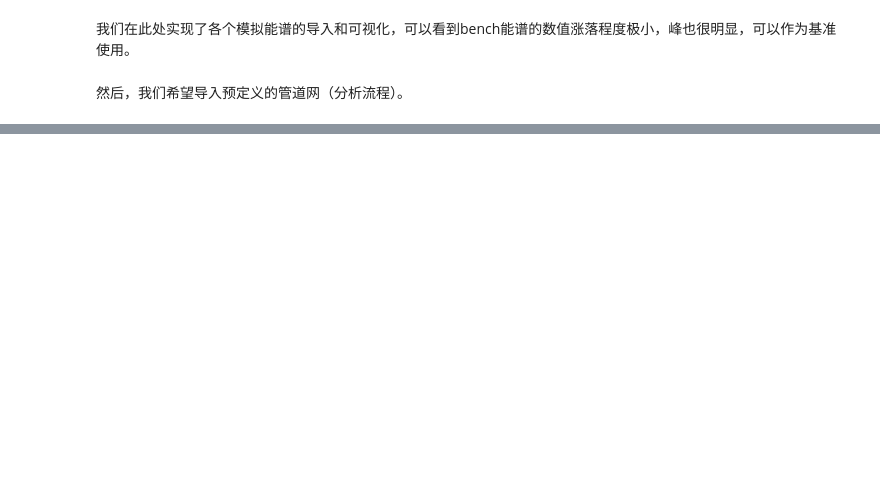
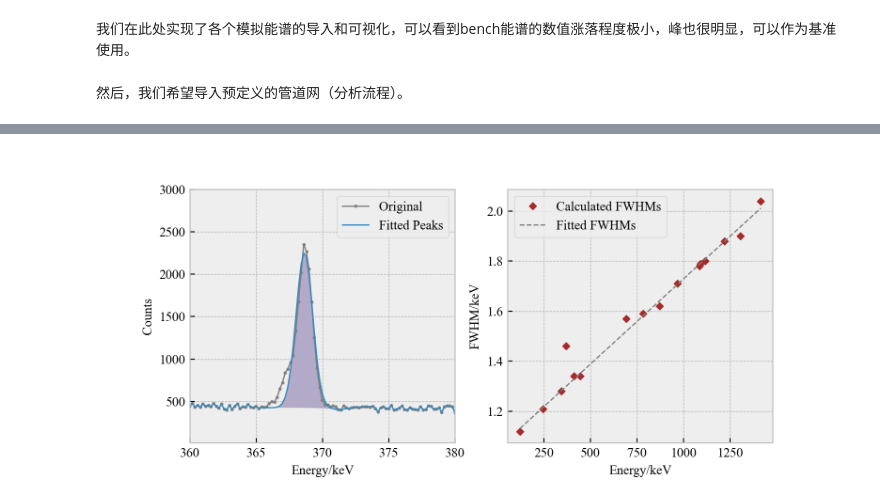
Before and after one commit to thu-inet/Gamut, a Jupyter notebook: 实验Eu152能谱分析.ipynb, the cells around one changed output, grey strips where cells are left out. Cells and saved outputs as stored; diff of their text form; code cells hidden in the pictures; blank space fills up the shorter version.

```diff
--- a/实验Eu152能谱分析.ipynb
+++ b/实验Eu152能谱分析.ipynb
@@ -204,0 +227,45 @@ df
+# %%
+%matplotlib widget
+plt.close()
+
+plt.figure(figsize=(8, 3.5))
+
+plt.subplot(121)
+
+bench.label =  'Original'
+bench.plot('gray', marker='.')
+regions = bench0.regions
+bench.regions = regions
+# baseline = gamspec.OtherOperator.AdaptiveSNIPStripper(baseline=True)(bench)
+# bench.plot_regions()
+
+bench.plot_peaks(baseline=baseline, plot_baseline=False, plot_fitted=True, color='brown')
+plt.ylim(10, 3E3)
+plt.xlim(360, 380)
+
+handles, labels = plt.gca().get_legend_handles_labels()
+plt.legend(handles, ['Original', 'Fitted Peaks'])
+
+
+
+plt.subplot(122)
+
+energies = [121.97 , 245.18 , 345.14 , 368.58 ,
+            412.26 , 445.31 , 691.12 , 781.87 ,
+            870.62 , 967.79 , 1085.19 , 1089.19 , 1116.63 ,
+            1218.00 , 1304.55 , 1413.93 , ]
+fwhms = [1.12 , 1.21 , 1.28 , 1.46 ,
+         1.34 , 1.34 , 1.57 , 1.59 ,
+         1.62 , 1.71 , 1.78 , 1.79 , 1.80 , \
+             1.88 , 1.90, 2.04]
+plt.plot(energies, fwhms, 'D', label='Calculated FWHMs', markersize=4, color='brown')
+linear_fit = np.polyfit(energies[:3]+energies[4:], fwhms[:3]+fwhms[4:], 1)
+plt.plot(energies, np.polyval(linear_fit, energies), label='Fitted FWHMs', linestyle='--', color='gray')
+plt.xlabel('Energy/keV')
+plt.ylabel('FWHM/keV')
+# plt.yscale('log')
+plt.legend()
+
+plt.show()
+# %% [output]
+[figure, added]
```
Also changed, not shown: parts of 12 cells of this notebook, 16 other files.
